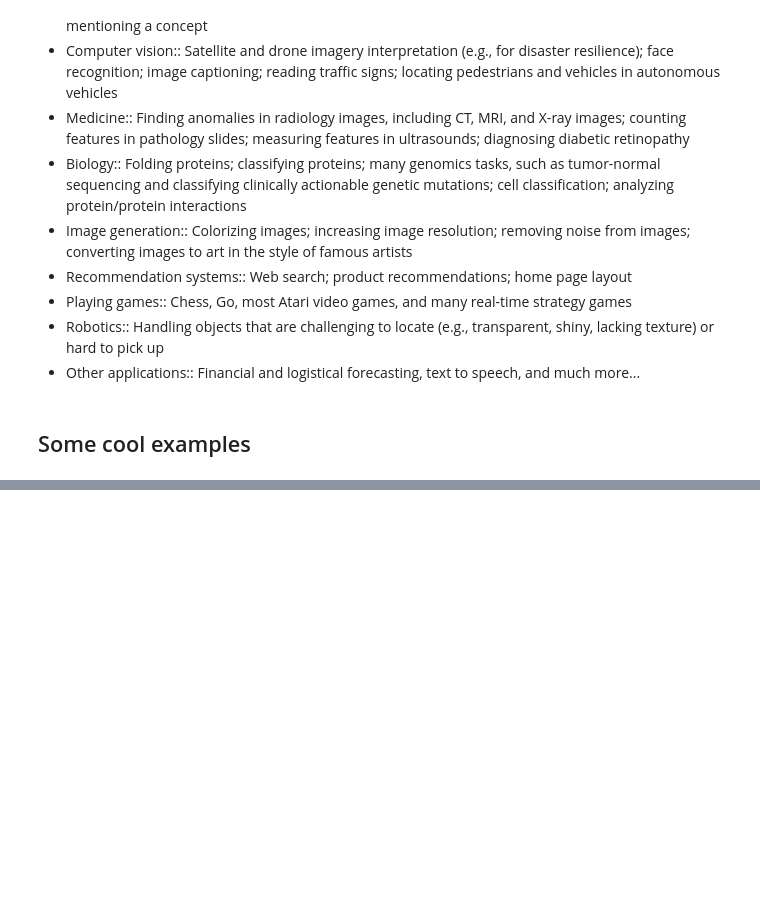
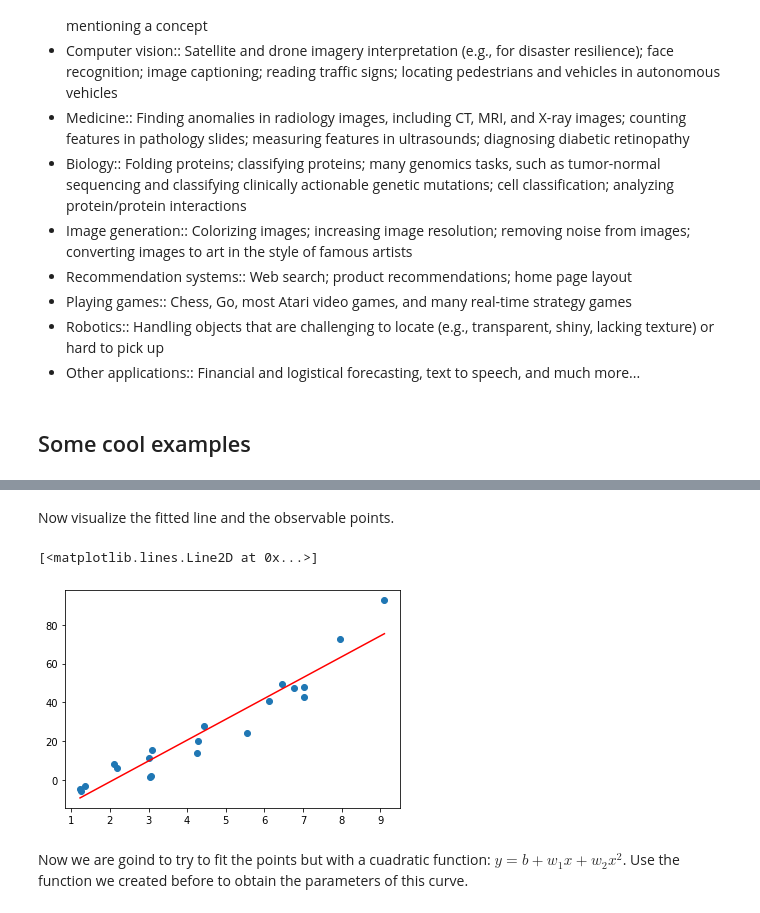
Before and after one commit to ferngonzalezp/deep_learning_lab, a Jupyter notebook: DL_labSession1.ipynb, the cells around one changed output, grey strips where cells are left out. Drawn from its saved outputs; the diff is of its cells as text; code cells hidden in the pictures; blank space fills up the shorter version.

```diff
--- a/DL_labSession1.ipynb
+++ b/DL_labSession1.ipynb
@@ -43,0 +309,11 @@ Deep Learning has gained recent Interest in the last years, and for good reason.
+# %% [markdown]
+Now visualize the fitted line and the observable points.
+# %%
+plt.scatter(Points,observations)
+fit = coef[0] + coef[1]*Points
+plt.plot(Points,fit,'r')
+# %% [output]
+[<matplotlib.lines.Line2D at 0x...>]
+[figure, added]
+# %% [markdown]
+Now we are goind to try to fit the points but with a cuadratic function: $y = b + w_1x + w_2x^2$. Use the function we created before to obtain the parameters of this curve.
```
Also changed, not shown: parts of 83 cells of this notebook.
